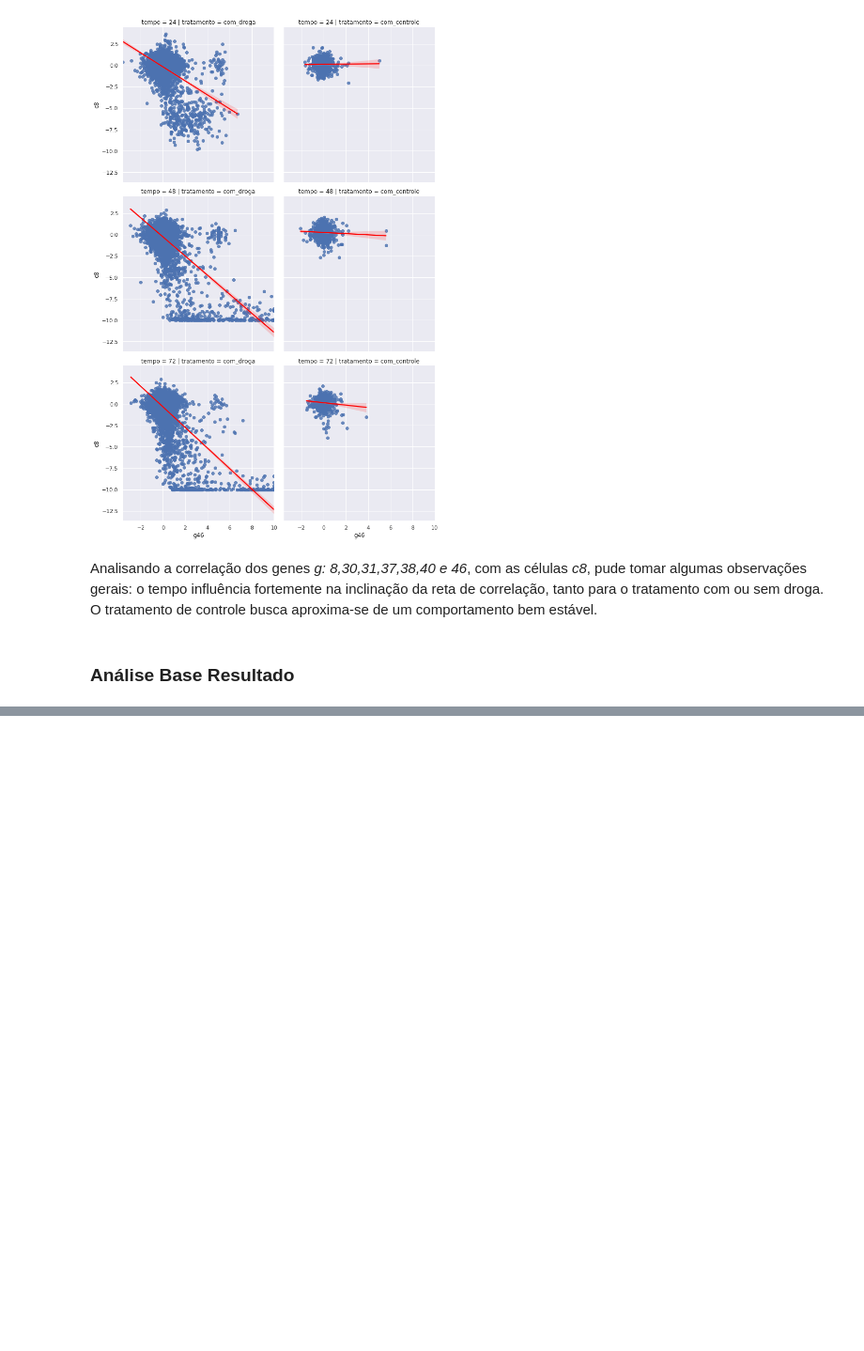
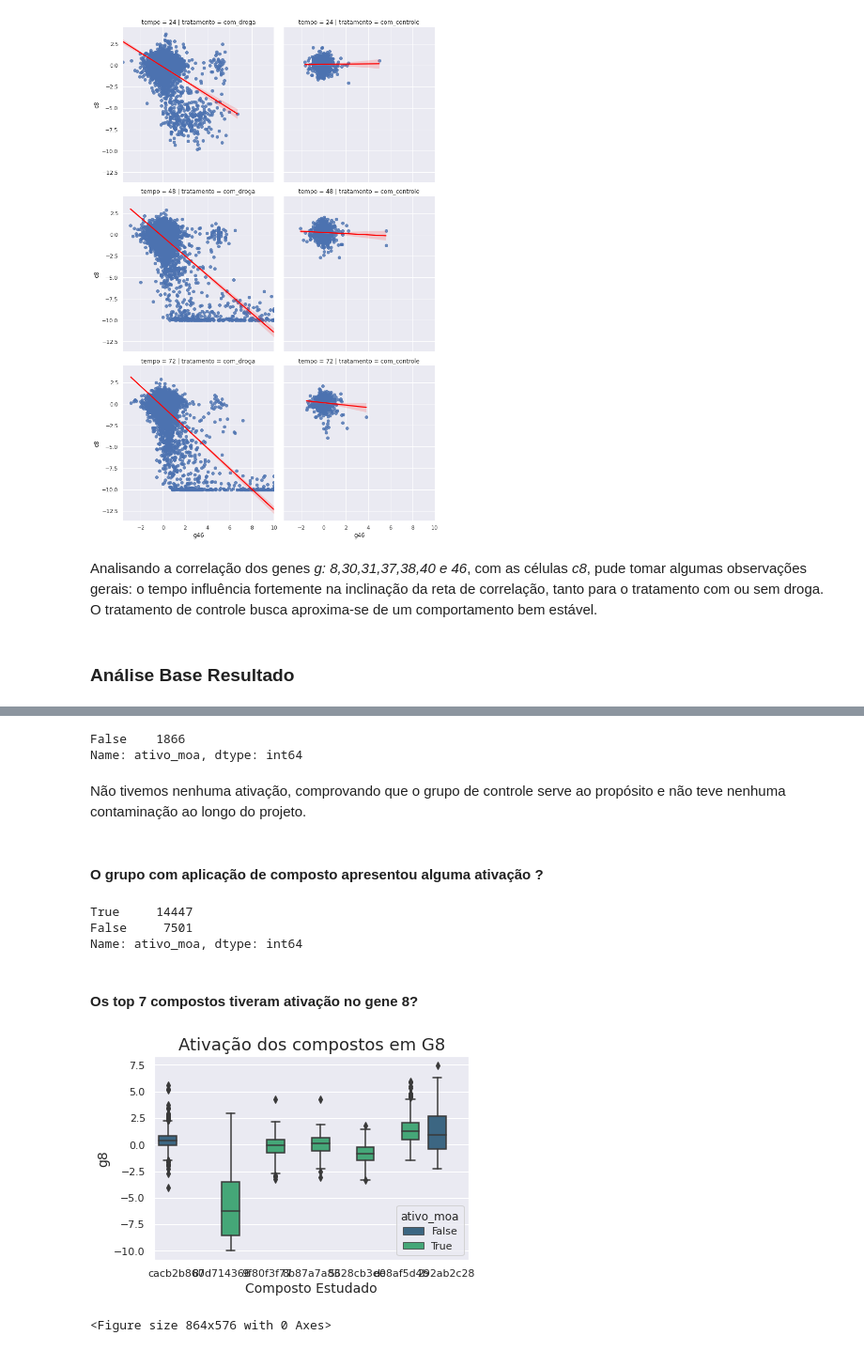
Before and after one commit to mathara/imersao-dados-desafio-final, a Jupyter notebook: Notebooks/Desafio_Descoberta_Componentes.ipynb, the cells around one changed output, grey strips where cells are left out. Shown at 94% size. Cells and saved outputs as stored; diff of their text form; code cells hidden in the pictures; blank space fills up the shorter version.

```diff
--- a/Notebooks/Desafio_Descoberta_Componentes.ipynb
+++ b/Notebooks/Desafio_Descoberta_Componentes.ipynb
@@ -40,0 +52,7 @@ Conseguimos carregar a base de dados corretamente. Iremos iniciar a etapa de exp
+# %%
+#diretório da base de dados
+url_dados = 'https://github.com/mathara/imersao-dados-desafio-final/blob/main/Dados/dados_resultados.csv?raw=true'
+
+#leitura dos dados e printar
+#inibidor, antagonista, receptor : mecanismos de ação
+resultados = pd.read_csv(url_dados)
@@ -278,0 +349,5 @@ Analisando a correlação dos genes *g:
+# %%
+resultados['n_moa'] = resultados.drop('id', axis =1).sum(axis = 1)
+# %%
+resultados['ativo_moa'] = (resultados['n_moa'] != 0)
+resultados.head()
@@ -278,0 +364,3 @@ Analisando a correlação dos genes *g:
+# %%
+dados_resultados = pd.merge(dados, resultados[['id','n_moa','ativo_moa']], on= 'id')
+dados_resultados.head()
@@ -278,0 +377,27 @@ Analisando a correlação dos genes *g:
+# %%
+dados_resultados.query('tratamento == "com_controle"')['ativo_moa'].value_counts()
+# %% [output]
+False    1866
+Name: ativo_moa, dtype: int64
+# %% [markdown]
+Não tivemos nenhuma ativação, comprovando que o grupo de controle serve ao propósito e não teve nenhuma contaminação ao longo do projeto.
+# %% [markdown]
+#### O grupo com aplicação de composto apresentou alguma ativação ?
+# %%
+dados_resultados.query('tratamento == "com_droga"')['ativo_moa'].value_counts()
+# %% [output]
+True     14447
+False     7501
+Name: ativo_moa, dtype: int64
+# %% [markdown]
+#### Os top 7 compostos tiveram ativação no gene 8?
+# %%
+ax = sns.boxplot(data = dados_resultados.query('composto in @composto'), y = 'g8', x = 'composto', hue ='ativo_moa', order = composto, palette ="viridis")
+plt.figure(figsize=(12,8))
+ax.set_title('Ativação dos compostos em G8', fontsize = 18)
+ax.set_xlabel('Composto Estudado', fontsize = 14)
+ax.set_ylabel('g8', fontsize = 14)
+plt.show()
+# %% [output]
+[figure, added]
+<Figure size 864x576 with 0 Axes>
```
Also changed, not shown: parts of 41 cells of this notebook.
